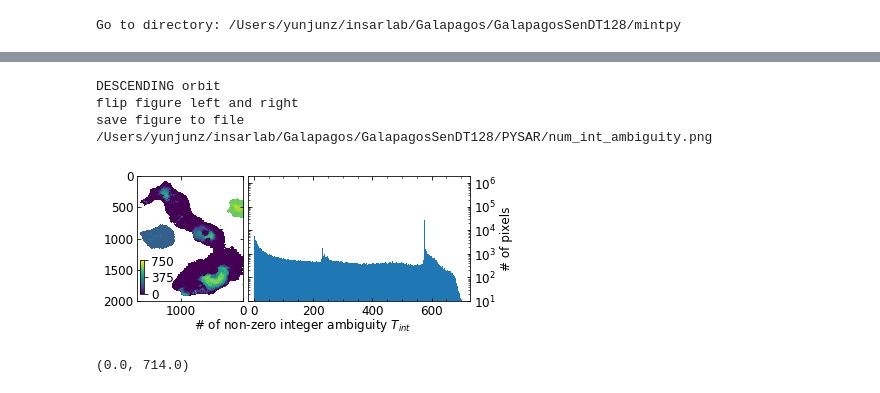
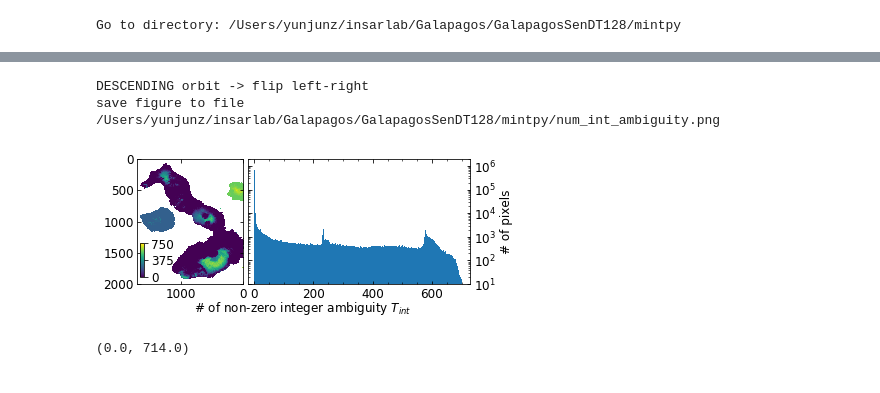
Before and after one commit to insarlab/MintPy, a Jupyter notebook: docs/paper/Fig_03_closurePhase_stat.ipynb, the cells around one changed output, grey strips where cells are left out. Drawn from its saved outputs; the diff is of its cells as text; code cells hidden in the pictures.

```diff
--- a/docs/paper/Fig_03_closurePhase_stat.ipynb
+++ b/docs/paper/Fig_03_closurePhase_stat.ipynb
@@ -120,0 +120,8 @@ save figure to file /Users/yunjunz/insarlab/Galapagos/GalapagosSenDT128/PYSAR/cl
+# %%
+num_file = os.path.join(work_dir, 'UNW_COR/numNonzeroPhaClosure_unwrapPhase.h5')
+if not os.path.isfile(num_file):
+    closure_int = get_number_of_nonzero_closure_phase(ifgram_file)
+    atr = dict(stack_obj.metadata)
+    atr['FILE_TYPE'] = 'mask'
+    atr['UNIT'] = '1'
+    writefile.write(closure_int, out_file=num_file, metadata=atr)
@@ -121,8 +135,7 @@ save figure to file /Users/yunjunz/insarlab/Galapagos/GalapagosSenDT128/PYSAR/cl
 # %%
-## Fig. 2 e-f
+## (e-f)
 
 # read data
-num_file = os.path.join(work_dir, 'UNW_COR/numPhaClosureJump_unwrapPhase.h5')
 num_closure_jump = np.array(readfile.read(num_file)[0], np.float32)
 num_closure_jump[mask == 0] = np.nan
 vmax = 750
@@ -138,37 +151,36 @@ pp.auto_flip_direction(stack_obj.metadata, ax1)
 # colorbar
 cax = fig.add_axes([0.135, 0.17, 0.01, 0.2])
 cbar = plt.colorbar(im, cax=cax, ticks=[0, vmax/2, vmax])
 cbar.ax.tick_params(labelsize=font_size)
 #cbar.set_label('Phase [rad]', fontsize=font_size, labelpad=-0.1)
 
 # axes 2 - histogram
 ax2.hist(num_closure_jump[~np.isnan(num_closure_jump)].flatten(), range=(0, vmax), log=True, bins=vmax)
 # axis format
 ax2.yaxis.tick_right()
 ax2.yaxis.set_label_position("right")
 ax2.set_xlim(-20,vmax-20)
 ax2.set_ylim(1e1, 2e6)
 pp.set_shared_xlabel([ax1, ax2], r'# of non-zero integer ambiguity $T_{int}$', labelpad=-0.03, font_size=font_size, position='bottom')
 #ax2.set_xlabel('# of non-zero integer ambiguity', fontsize=font_size)
 ax2.set_ylabel('# of pixels', fontsize=font_size)
 ax2.xaxis.set_minor_locator(ticker.AutoMinorLocator())
 ax2.yaxis.set_major_locator(ticker.LogLocator(base=10.0, numticks=15))
 ax2.yaxis.set_minor_locator(ticker.LogLocator(base=10.0, numticks=15, subs=(0.1,0.2,0.3,0.4,0.5,0.6,0.7,0.8,0.9)))
 ax2.yaxis.set_minor_formatter(ticker.NullFormatter())
 for ax in [ax1, ax2]:
     ax.tick_params(which='both', direction='in', labelsize=font_size, bottom=True, top=True, left=True, right=True)
 fig.subplots_adjust(wspace=0.03)
 
 # save
 out_fig = os.path.join(work_dir, 'num_int_ambiguity.png')
 plt.savefig(out_fig, bbox_inches='tight', transparent=True, dpi=fig_dpi)
 print('save figure to file', out_fig)
 plt.show()
 # %% [output]
-DESCENDING orbit
-flip figure left and right
-save figure to file /Users/yunjunz/insarlab/Galapagos/GalapagosSenDT128/PYSAR/num_int_ambiguity.png
+DESCENDING orbit -> flip left-right
+save figure to file /Users/yunjunz/insarlab/Galapagos/GalapagosSenDT128/mintpy/num_int_ambiguity.png
-[figure, old version]
+[figure, new version]
 # %%
 np.nanmin(num_closure_jump), np.nanmax(num_closure_jump)
 # %% [output]
```
Also changed, not shown: parts of 4 cells of this notebook, 32 other files.
